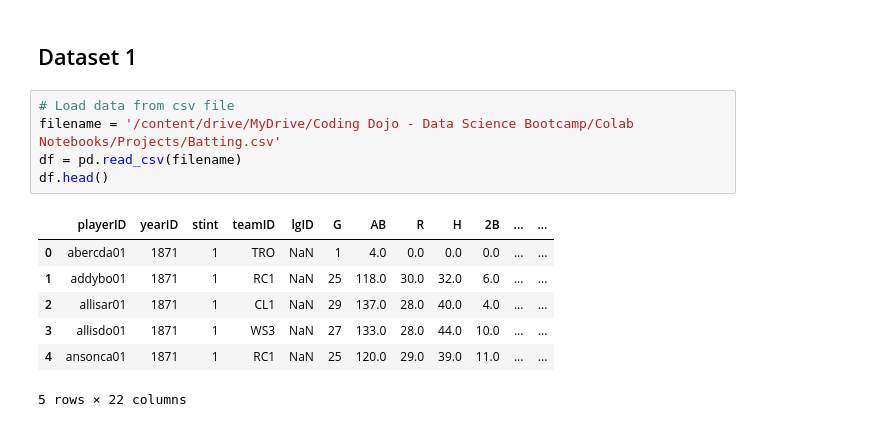
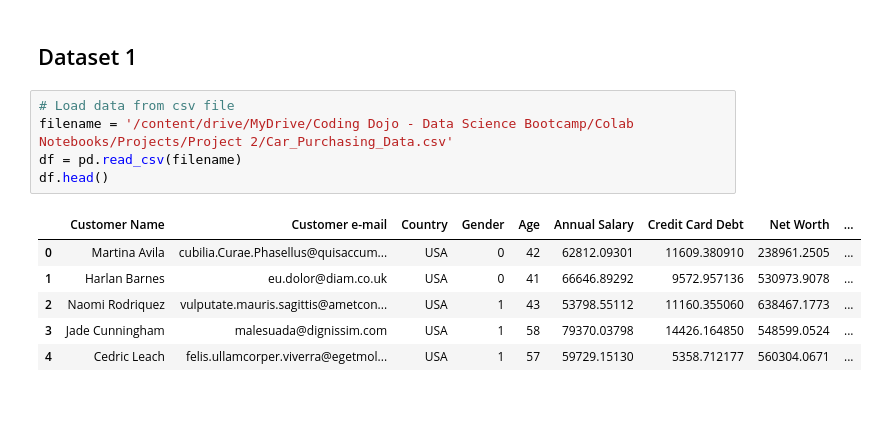
Before and after one commit to LarsonBodden/Car-Purchasing-Model, a Jupyter notebook: Project_2.ipynb, the cells around one changed output. Drawn from its saved outputs; the diff is of its cells as text.

```diff
--- a/Project_2.ipynb
+++ b/Project_2.ipynb
@@ -67,14 +62,13 @@ from sklearn.ensemble import RandomForestRegressor
 ## Dataset 1
 # %%
 # Load data from csv file
-filename = '/content/drive/MyDrive/Coding Dojo - Data Science Bootcamp/Colab Notebooks/Projects/Batting.csv'
+filename = '/content/drive/MyDrive/Coding Dojo - Data Science Bootcamp/Colab Notebooks/Projects/Project 2/Car_Purchasing_Data.csv'
 df = pd.read_csv(filename)
 df.head()
 # %% [output]
-|  | playerID | yearID | stint | teamID | lgID | G | AB | R | H | 2B | ... | ... |
-| 0 | abercda01 | 1871 | 1 | TRO | NaN | 1 | 4.0 | 0.0 | 0.0 | 0.0 | ... | ... |
-| 1 | addybo01 | 1871 | 1 | RC1 | NaN | 25 | 118.0 | 30.0 | 32.0 | 6.0 | ... | ... |
-| 2 | allisar01 | 1871 | 1 | CL1 | NaN | 29 | 137.0 | 28.0 | 40.0 | 4.0 | ... | ... |
-| 3 | allisdo01 | 1871 | 1 | WS3 | NaN | 27 | 133.0 | 28.0 | 44.0 | 10.0 | ... | ... |
-| 4 | ansonca01 | 1871 | 1 | RC1 | NaN | 25 | 120.0 | 29.0 | 39.0 | 11.0 | ... | ... |
+|  | Customer Name | Customer e-mail | Country | Gender | Age | Annual Salary | Credit Card Debt | Net Worth | ... |
+| 0 | Martina Avila | cubilia.Curae.Phasellus@quisaccum... | USA | 0 | 42 | 62812.09301 | 11609.380910 | 238961.2505 | ... |
+| 1 | Harlan Barnes | eu.dolor@diam.co.uk | USA | 0 | 41 | 66646.89292 | 9572.957136 | 530973.9078 | ... |
+| 2 | Naomi Rodriquez | vulputate.mauris.sagittis@ametcon... | USA | 1 | 43 | 53798.55112 | 11160.355060 | 638467.1773 | ... |
+| 3 | Jade Cunningham | malesuada@dignissim.com | USA | 1 | 58 | 79370.03798 | 14426.164850 | 548599.0524 | ... |
+| 4 | Cedric Leach | felis.ullamcorper.viverra@egetmol... | USA | 1 | 57 | 59729.15130 | 5358.712177 | 560304.0671 | ... |
-5 rows × 22 columns
```
Also changed, not shown: parts of 24 cells of this notebook.
